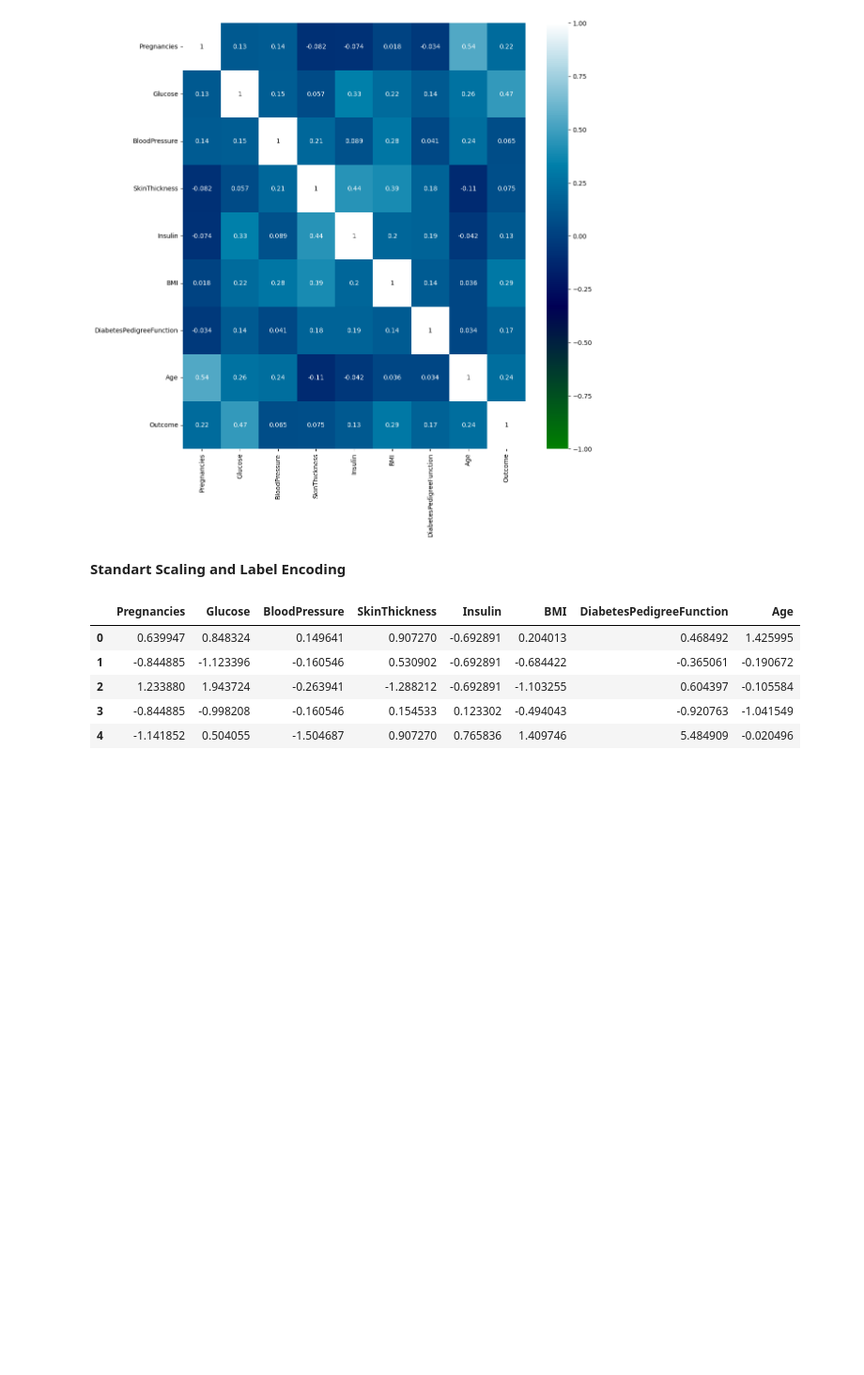
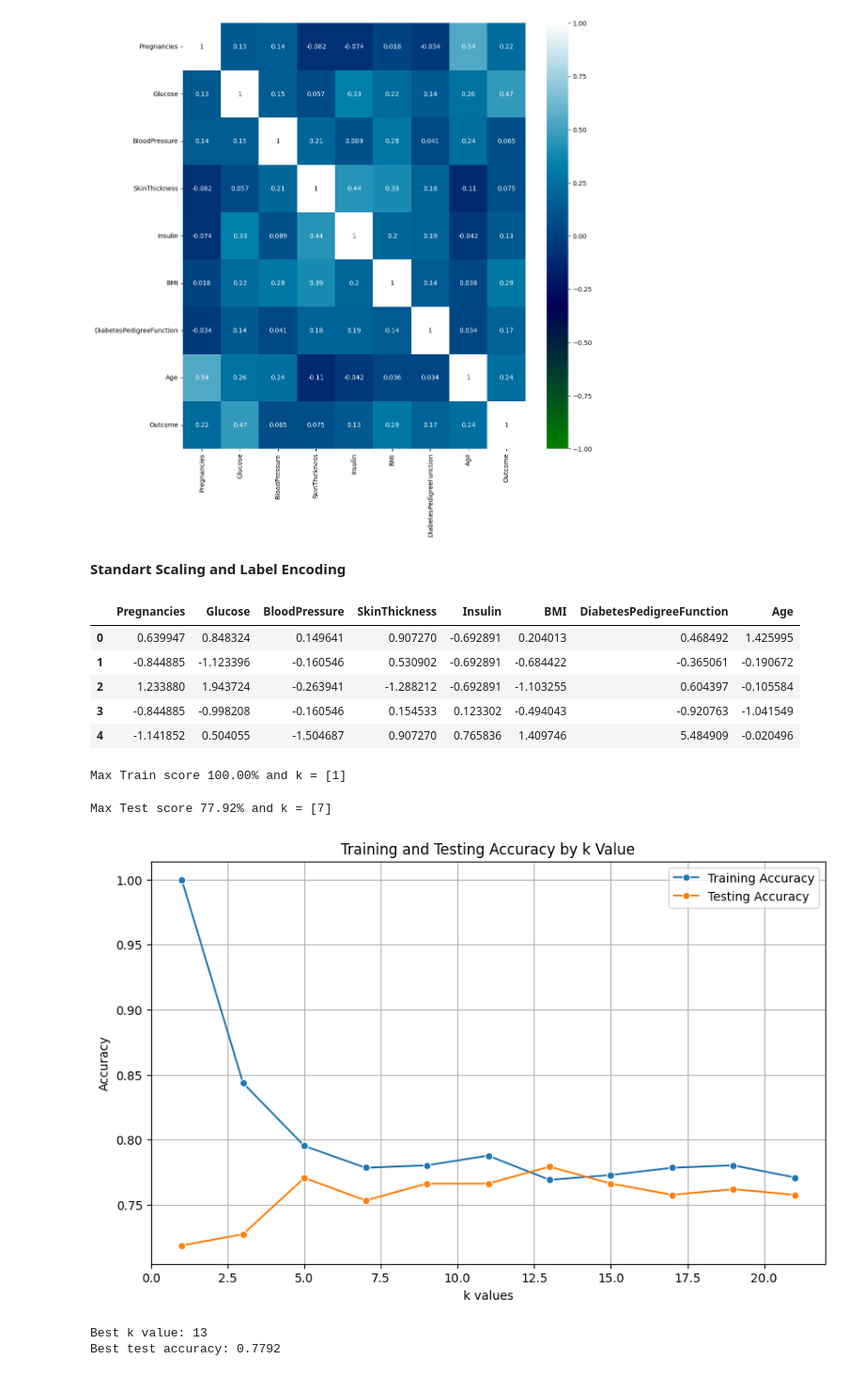
Before and after one commit to SumeyraBayrak/Diabetes-Prediction-and-Analysis, a Jupyter notebook: pima-indian-diabetes-a-machine-learning-approach.ipynb, the cells around one changed output. Shown at 94% size. Cells and saved outputs as stored; diff of their text form; code cells hidden in the pictures; blank space fills up the shorter version.

Commit message:
Kaggle Notebook | Pima Indian Diabetes: A Machine Learning Approach | v2.0 - Data Split, Model Training and Final Result

```diff
--- a/pima-indian-diabetes-a-machine-learning-approach.ipynb
+++ b/pima-indian-diabetes-a-machine-learning-approach.ipynb
@@ -189,3 +191,51 @@ X.head()
 | 4 | -1.141852 | 0.504055 | -1.504687 | 0.907270 | 0.765836 | 1.409746 | 5.484909 | -0.020496 |
 # %%
 y = data["Outcome"]
+# %%
+from sklearn.model_selection import train_test_split
+X_train, X_test, y_train, y_test = train_test_split(X, y, test_size = 0.3, random_state = 0)
+# %%
+from sklearn.neighbors import KNeighborsClassifier
+
+n_samples = len(X_train)
+max_k = int(np.sqrt(n_samples))
+k_range = range(1, max_k, 2)
+
+# Skorları kaydet
+train_scores = []
+test_scores = []
+
+for k in k_range:
+    knn = KNeighborsClassifier(n_neighbors=k)
+    knn.fit(X_train, y_train)
+
+    train_scores.append(knn.score(X_train, y_train))
+    test_scores.append(knn.score(X_test, y_test))
+# %%
+max_train_score = max(train_scores)
+train_score_index = [i + 1 for i, v in enumerate(train_scores) if v == max_train_score]
+print(f"Max Train score {max_train_score*100:.2f}% and k = {train_score_index}")
+# %% [output]
+Max Train score 100.00% and k = [1]
+# %%
+max_test_score = max(test_scores)
+test_score_index = [i + 1 for i, v in enumerate(test_scores) if v == max_test_score]
+print(f"Max Test score {max_test_score*100:.2f}% and k = {test_score_index}")
+# %% [output]
+Max Test score 77.92% and k = [7]
+# %%
+plt.figure(figsize=(10, 6))
+sns.lineplot(x=k_range, y=train_scores, marker='o', label='Training Accuracy')
+sns.lineplot(x=k_range, y=test_scores, marker='o', label='Testing Accuracy')
+plt.xlabel('k values')
+plt.ylabel('Accuracy')
+plt.title('Training and Testing Accuracy by k Value')
+plt.grid(True)
+plt.show()
+
+print(f'Best k value: {best_k}')
+print(f'Best test accuracy: {max(test_scores):.4f}')
+# %% [output]
+[figure, added]
+Best k value: 13
+Best test accuracy: 0.7792
```
Also changed, not shown: parts of 4 cells of this notebook.
